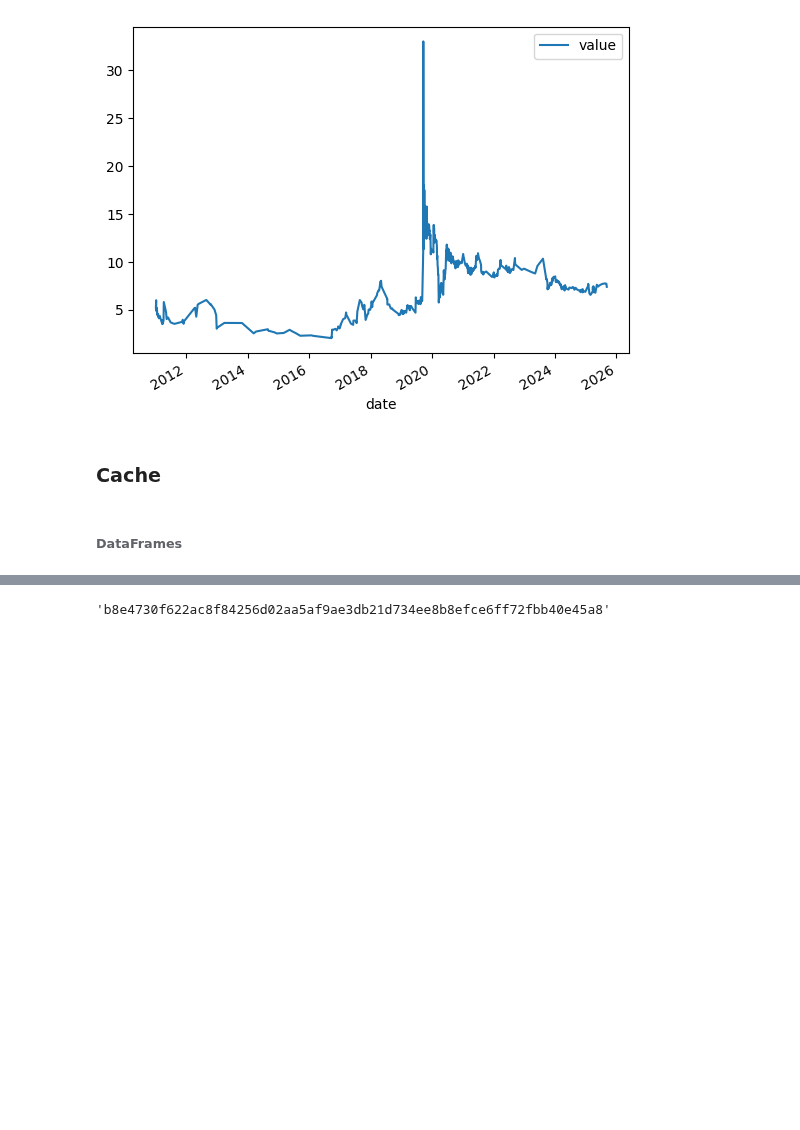
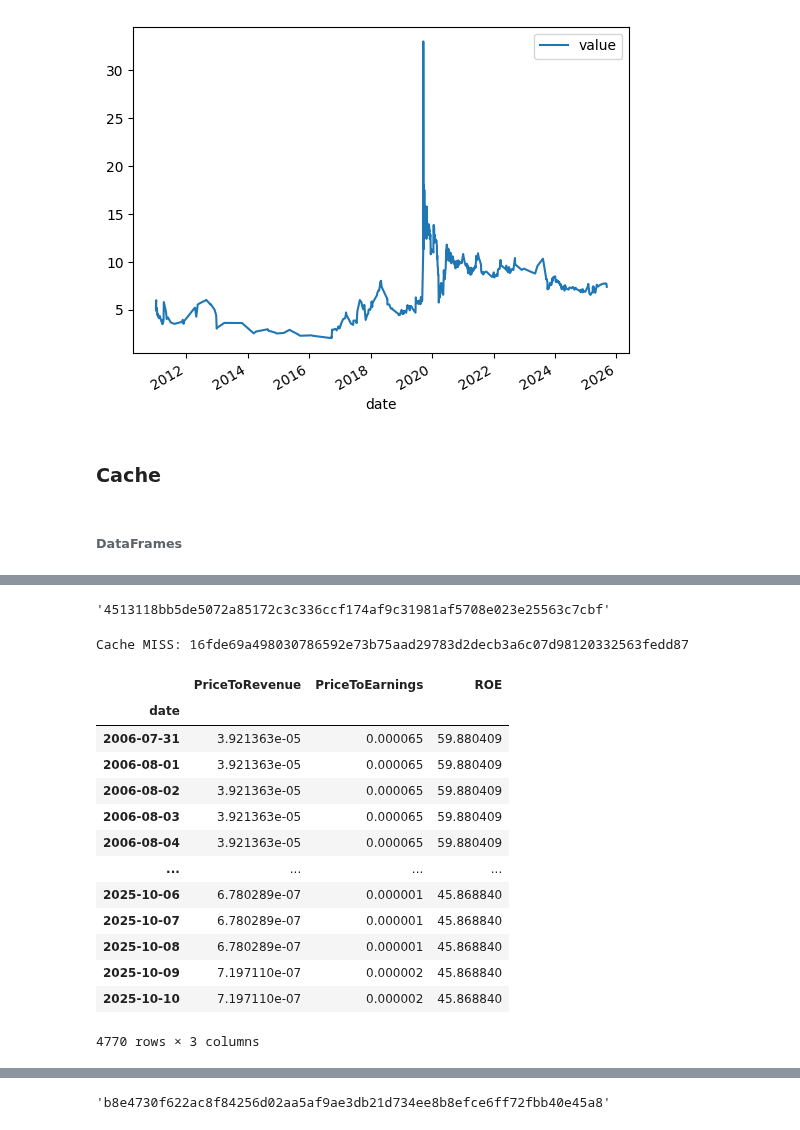
Before and after one commit to faustostangler/FLY, a Jupyter notebook: playgroung.ipynb, the cells around one changed output, grey strips where cells are left out. Drawn from its saved outputs; the diff is of its cells as text; code cells hidden in the pictures; blank space fills up the shorter version.

Commit message:
cache playground

```diff
--- a/playgroung.ipynb
+++ b/playgroung.ipynb
@@ -1028,0 +1115,6 @@ checks = {c: int(pd.util.hash_pandas_object(s[c], index=True).sum()) for c in s.
+# %%
+app_hash = hashlib.sha256(f"{logical_name}|{version}".encode()).hexdigest()
+cache_key = hashlib.sha256( f"{app_hash}{q_hash}{s_hash}{i_hash}{ratios_method_hash}".encode()).hexdigest()
+cache_key
+# %% [output]
+'4513118bb5de5072a85172c3c336ccf174af9c31981af5708e023e25563c7cbf'
@@ -1028,0 +1183,39 @@ checks = {c: int(pd.util.hash_pandas_object(s[c], index=True).sum()) for c in s.
+# %%
+MAX_CACHE_SIZE_BYTES = 1_000_000_000  # 1GB (ajuste)
+MAX_AGE_DAYS = 30  # Expira se não acessado em 30 dias
+
+def evict_cache_if_needed(conn):
+    cursor = conn.cursor()
+
+    # 1. Expiração por tempo: Deletar velhos
+    cutoff_time = (datetime.now() - pd.Timedelta(days=MAX_AGE_DAYS)).isoformat()
+    cursor.execute("SELECT file_path FROM cache WHERE accessed_at < ?", (cutoff_time,))
+    for (path,) in cursor.fetchall():
+        if os.path.exists(path):
+            os.remove(path)
+    cursor.execute("DELETE FROM cache WHERE accessed_at < ?", (cutoff_time,))
+    conn.commit()
+
+    # 2. Expiração por tamanho: Enquanto total > MAX, deletar o menos acessado/mais antigo
+    cursor.execute("SELECT SUM(size_bytes) FROM cache")
+    total_size = cursor.fetchone()[0] or 0
+
+    while total_size > MAX_CACHE_SIZE_BYTES:
+        # Encontrar o a evictar: Ordenar por access_count ASC, created_at ASC (LFU + LRU simples)
+        cursor.execute("""
+            SELECT cache_key, file_path, size_bytes
+            FROM cache
+            ORDER BY access_count ASC, created_at ASC
+            LIMIT 1
+        """)
+        row = cursor.fetchone()
+        if not row:
+            break
+
+        cache_key, path, size = row
+        if os.path.exists(path):
+            os.remove(path)
+        cursor.execute("DELETE FROM cache WHERE cache_key = ?", (cache_key,))
+        conn.commit()
+
+        total_size -= size  # Atualizar total (aproximado; para precisão, requery)
@@ -1028,0 +1289,19 @@ checks = {c: int(pd.util.hash_pandas_object(s[c], index=True).sum()) for c in s.
+# %%
+df_ratios = get_or_compute_ratios(q, s, i)
+df_ratios
+# %% [output]
+Cache MISS: 16fde69a498030786592e73b75aad29783d2decb3a6c07d98120332563fedd87
+|  | PriceToRevenue | PriceToEarnings | ROE |
+| date |  |  |  |
+| 2006-07-31 | 3.921363e-05 | 0.000065 | 59.880409 |
+| 2006-08-01 | 3.921363e-05 | 0.000065 | 59.880409 |
+| 2006-08-02 | 3.921363e-05 | 0.000065 | 59.880409 |
+| 2006-08-03 | 3.921363e-05 | 0.000065 | 59.880409 |
+| 2006-08-04 | 3.921363e-05 | 0.000065 | 59.880409 |
+| ... | ... | ... | ... |
+| 2025-10-06 | 6.780289e-07 | 0.000001 | 45.868840 |
+| 2025-10-07 | 6.780289e-07 | 0.000001 | 45.868840 |
+| 2025-10-08 | 6.780289e-07 | 0.000001 | 45.868840 |
+| 2025-10-09 | 7.197110e-07 | 0.000002 | 45.868840 |
+| 2025-10-10 | 7.197110e-07 | 0.000002 | 45.868840 |
+4770 rows × 3 columns
```
Also changed, not shown: parts of 18 cells of this notebook.
